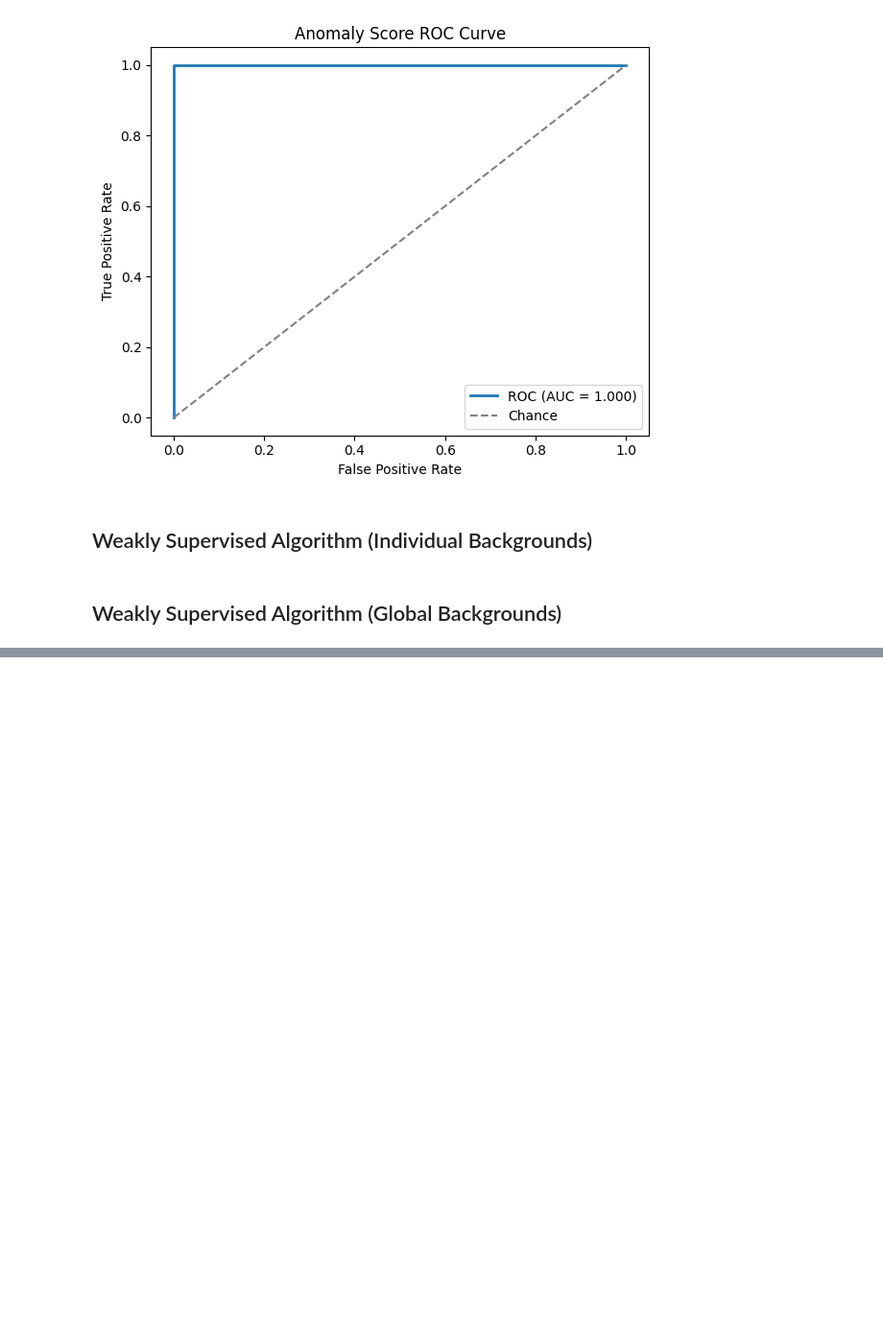
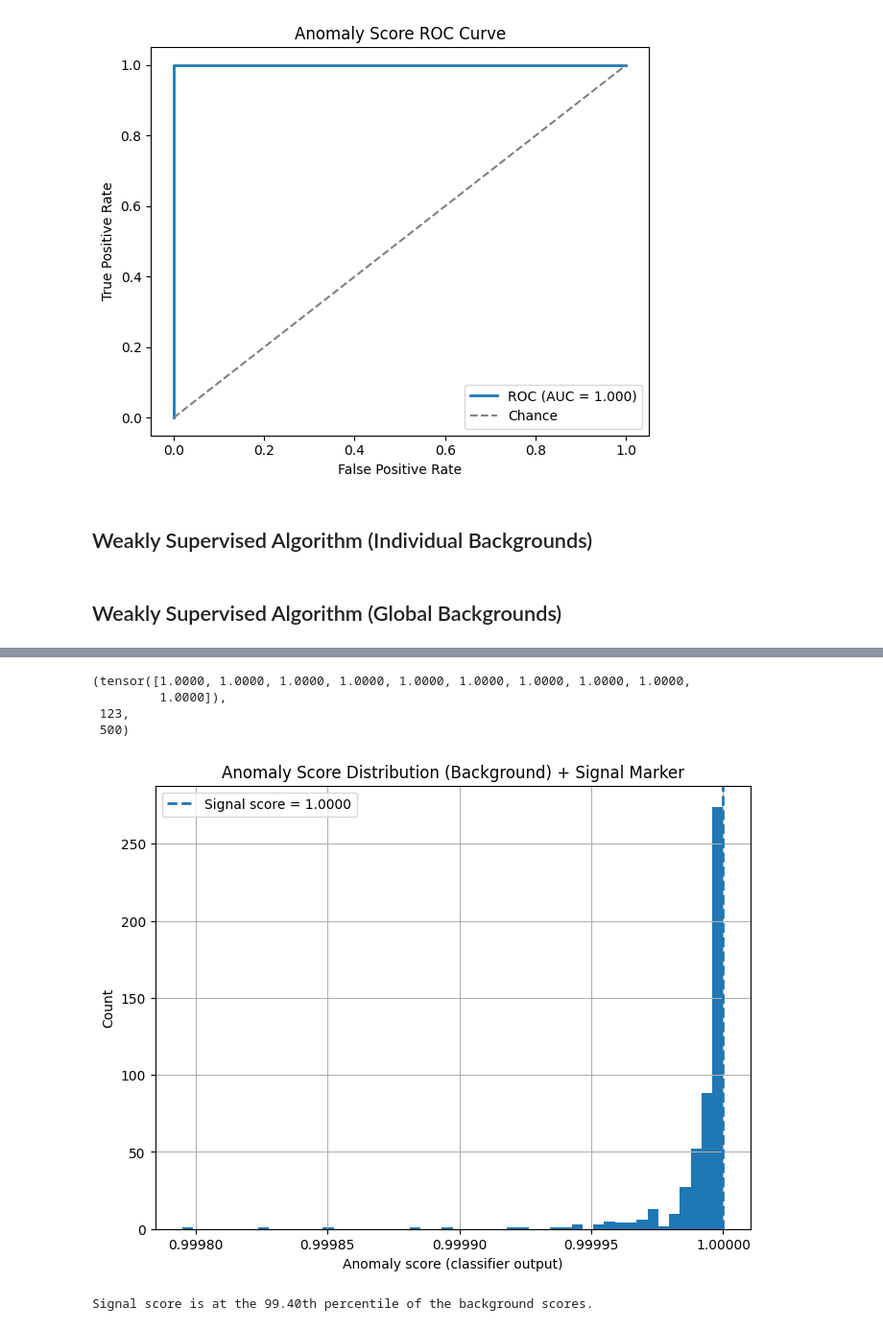
Before and after one commit to KrishWu/ranode, a Jupyter notebook: notebooks/gw_classifier.ipynb, the cells around one changed output, grey strips where cells are left out. Shown at 96% size. Cells and saved outputs as stored; diff of their text form; code cells hidden in the pictures; blank space fills up the shorter version.

```diff
--- a/notebooks/gw_classifier.ipynb
+++ b/notebooks/gw_classifier.ipynb
@@ -631,0 +761,52 @@ plt.show()
+# %%
+def anomaly_scores(model, h_windows, l_windows, batch_size=512):
+    X = torch.stack([torch.as_tensor(h_windows), torch.as_tensor(l_windows)], dim=1)  # (N,2,300)
+    model.eval()
+    scores = []
+
+    # If using time, make a normalized 0..1 index for the eval set
+    if model.use_time:
+        t = torch.arange(X.size(0), dtype=torch.float32)
+        t = (t - t.min()) / (t.max() - t.min() + 1e-8)
+
+    with torch.no_grad():
+        for i in range(0, X.size(0), batch_size):
+            xb = X[i:i+batch_size].to(device)
+            if model.use_time:
+                tb = t[i:i+batch_size].to(device)
+                logits = model(xb, tb)
+            else:
+                logits = model(xb, None)
+            scores.append(torch.sigmoid(logits).cpu())
+
+    return torch.cat(scores, dim=0)  # (N,)
+
+scores_eval = anomaly_scores(clf, eval_hn, eval_ln)
+scores_eval[:10], scores_eval.argmax().item(), (len(scores_eval) - 1)
+# %% [output]
+(tensor([1.0000, 1.0000, 1.0000, 1.0000, 1.0000, 1.0000, 1.0000, 1.0000, 1.0000,
+         1.0000]),
+ 123,
+ 500)
+# %%
+scores_np = scores_eval.detach().cpu().numpy() if hasattr(scores_eval, "detach") else np.asarray(scores_eval)
+
+bg_scores = scores_np[labels == 0]
+sig_score = float(scores_np[labels == 1])
+
+plt.figure(figsize=(8,6))
+plt.hist(bg_scores, bins=50)
+plt.axvline(sig_score, linestyle="--", linewidth=2, label=f"Signal score = {sig_score:.4f}")
+plt.xlabel("Anomaly score (classifier output)")
+plt.ylabel("Count")
+plt.title("Anomaly Score Distribution (Background) + Signal Marker")
+plt.legend()
+plt.grid(True)
+plt.show()
+
+# Optional quick diagnostic: where signal sits in bg distribution
+percentile = 100.0 * (bg_scores < sig_score).mean()
+print(f"Signal score is at the {percentile:.2f}th percentile of the background scores.")
+# %% [output]
+[figure, added]
+Signal score is at the 99.40th percentile of the background scores.
```
Also changed, not shown: parts of 19 cells of this notebook, 2 other files.
